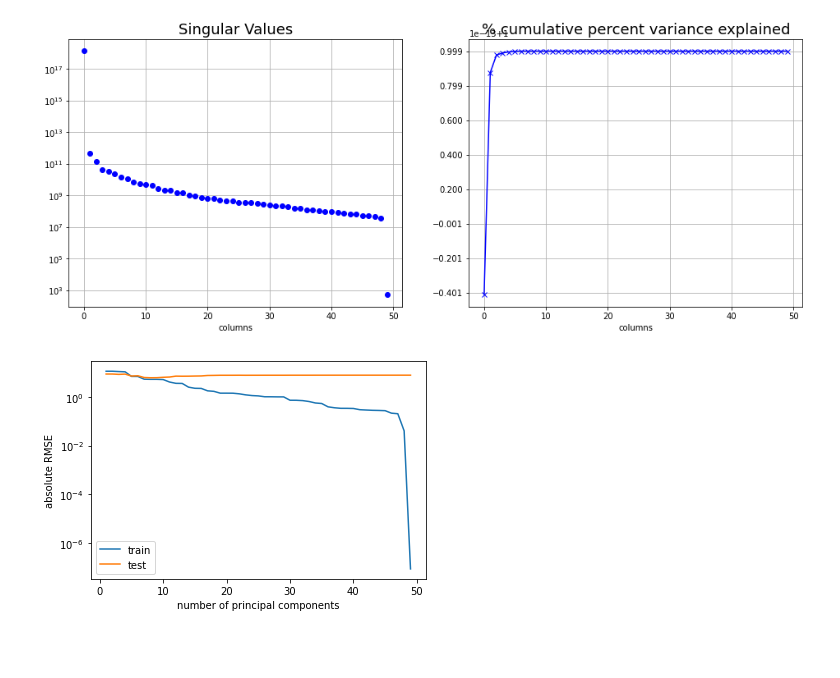
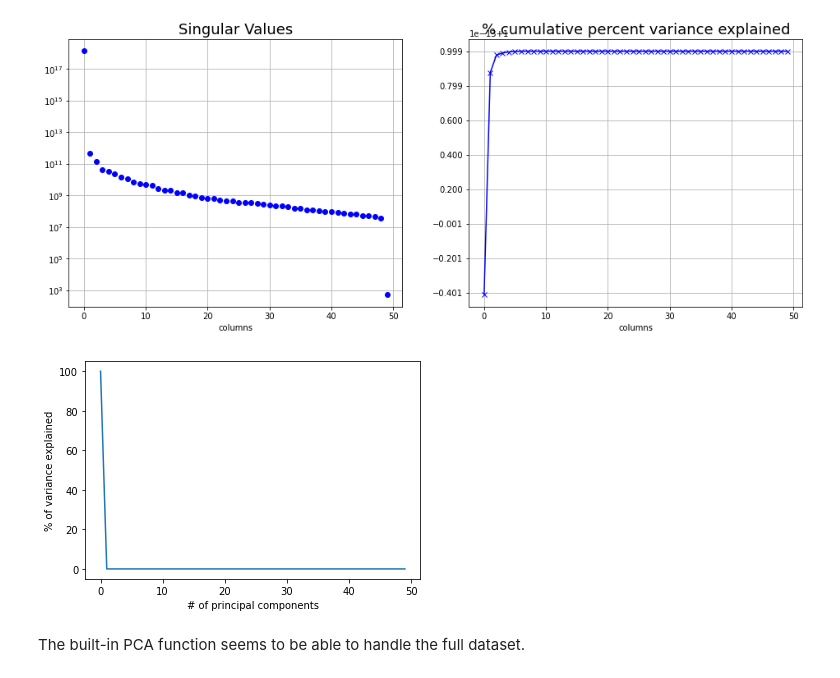
Before and after one commit to pczarnecki/DS-Project, a Jupyter notebook: DS_PCA.ipynb, the cells around one changed output. Saved outputs shown, nothing was run; the diff lists cells and outputs as text; code cells hidden in the pictures; blank space fills up the shorter version.

Commit message:
data science milestone 2

```diff
--- a/DS_PCA.ipynb
+++ b/DS_PCA.ipynb
@@ -150,8 +148,9 @@ plt.show()
 # %%
 ### Principal Component Regression
 pca = PCA()
-predictor_var = pca.fit_transform(reduced_spec_train.data)
-test_var = pca.fit_transform(reduced_spec_test.data)
+model = pca.fit(reduced_spec_train.data.T)
+predictor_var = pca.fit_transform(reduced_spec_train.data.T)
+test_var = pca.fit_transform(reduced_spec_test.data.T)
 # %%
 val_array = np.arange(1, 50)
 test_MSE = np.empty(len(val_array))
@@ -168,9 +174,16 @@ for i in range(len(val_array)):
 # %%
-plt.semilogy(val_array, train_MSE)
-plt.semilogy(val_array, test_MSE)
-plt.ylabel("absolute RMSE")
-plt.xlabel("number of principal components")
-plt.legend(["train", "test"])
+#plt.semilogy(val_array, train_MSE)
+#plt.semilogy(val_array, test_MSE)
+#plt.ylabel("absolute RMSE")
+#plt.xlabel("number of principal components")
+#plt.legend(["train", "test"])
+#plt.show()
+
+plt.plot(np.arange(len(model.explained_variance_ratio_)), 100 * model.explained_variance_ratio_)
+plt.xlabel("# of principal components")
+plt.ylabel("% of variance explained")
 plt.show()
 # %% [output]
-[figure, old version]
+[figure, new version]
+# %% [markdown]
+The built-in PCA function seems to be able to handle the full dataset.
```
Also changed, not shown: parts of 21 cells of this notebook, 3 other files.
